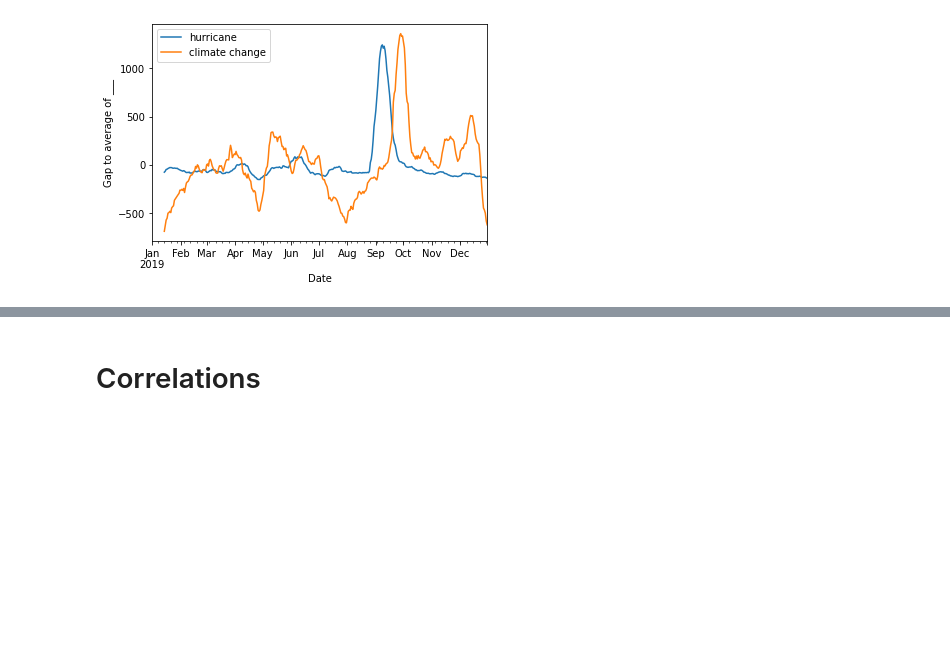
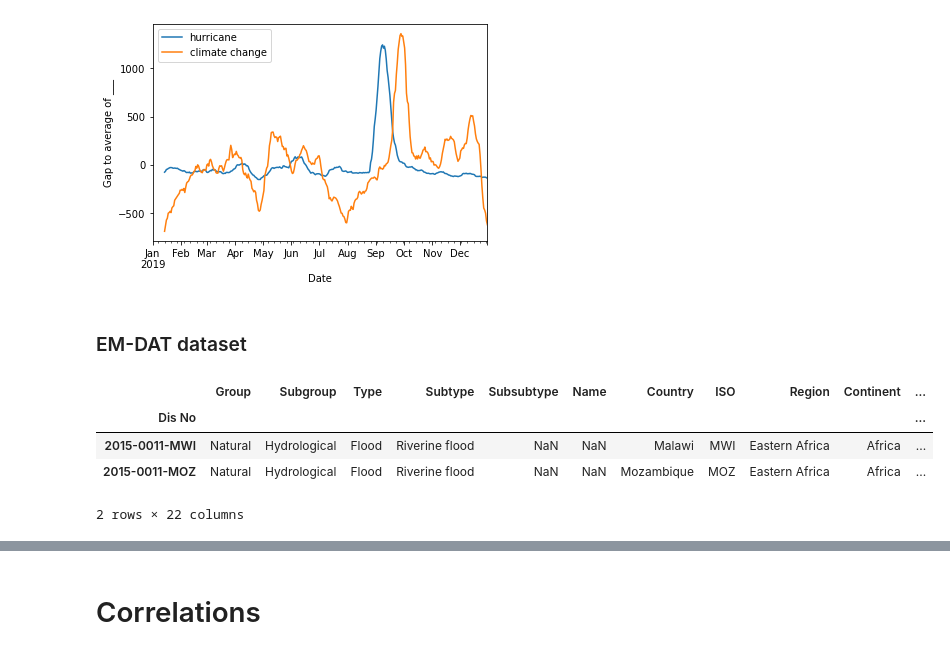
Before and after one commit to epfl-ada/ada-2021-project-data-alchemy, a Jupyter notebook: process.ipynb, the cells around one changed output, grey strips where cells are left out. Cells and saved outputs as stored; diff of their text form; code cells hidden in the pictures; blank space fills up the shorter version.

```diff
--- a/process.ipynb
+++ b/process.ipynb
@@ -134,3 +138,5 @@ ax_roll.legend([keyword for keyword in dict_df], loc = 'upper left')
 # %% [output]
 <matplotlib.legend.Legend at 0x...>
 [figure]
+# %% [markdown]
+### EM-DAT dataset
@@ -136,0 +146,8 @@ ax_roll.legend([keyword for keyword in dict_df], loc = 'upper left')
+# %%
+df_emdat.head(2)
+# %% [output]
+|  | Group | Subgroup | Type | Subtype | Subsubtype | Name | Country | ISO | Region | Continent | ... |
+| Dis No |  |  |  |  |  |  |  |  |  |  | ... |
+| 2015-0011-MWI | Natural | Hydrological | Flood | Riverine flood | NaN | NaN | Malawi | MWI | Eastern Africa | Africa | ... |
+| 2015-0011-MOZ | Natural | Hydrological | Flood | Riverine flood | NaN | NaN | Mozambique | MOZ | Eastern Africa | Africa | ... |
+2 rows × 22 columns
```
Also changed, not shown: parts of 10 cells of this notebook.
